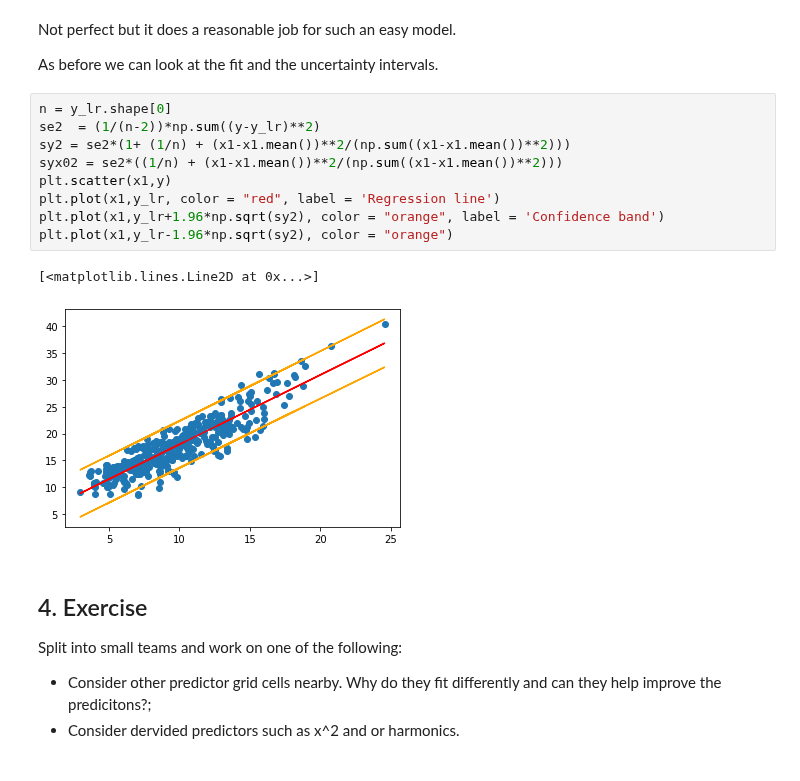
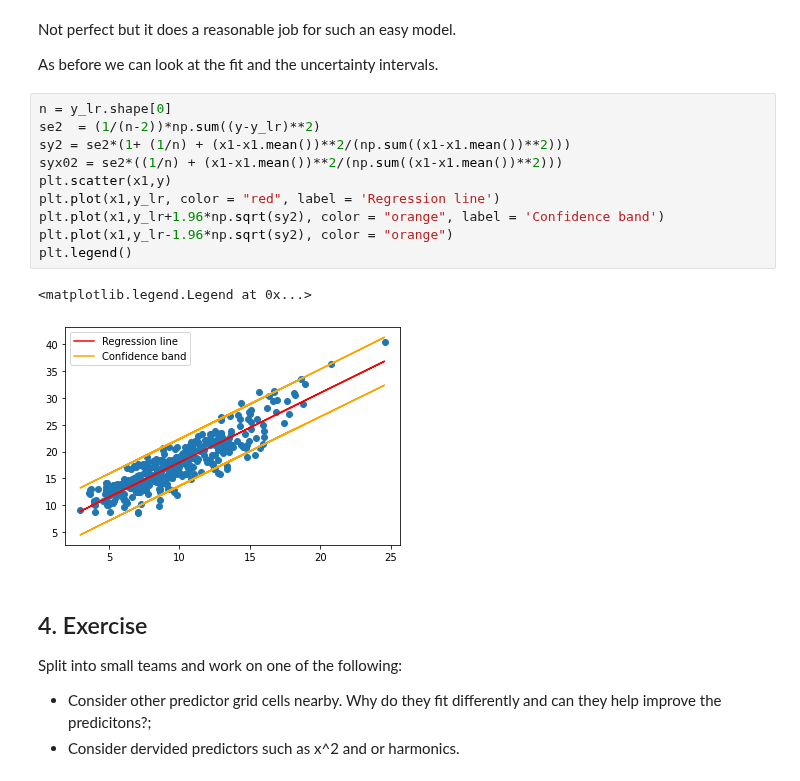
Before and after one commit to jbisits/MATH5271, a Jupyter notebook: Lab 5/MATH5271_Lab_5_Statistical_Forecasting.ipynb, the cells around one changed output. Saved outputs shown, nothing was run; the diff lists cells and outputs as text.

```diff
--- a/Lab 5/MATH5271_Lab_5_Statistical_Forecasting.ipynb
+++ b/Lab 5/MATH5271_Lab_5_Statistical_Forecasting.ipynb
@@ -314,15 +314,16 @@ As before we can look at the fit and the uncertainty intervals.
 # %%
 n = y_lr.shape[0]
 se2  = (1/(n-2))*np.sum((y-y_lr)**2)
 sy2 = se2*(1+ (1/n) + (x1-x1.mean())**2/(np.sum((x1-x1.mean())**2)))
 syx02 = se2*((1/n) + (x1-x1.mean())**2/(np.sum((x1-x1.mean())**2)))
 plt.scatter(x1,y)
 plt.plot(x1,y_lr, color = "red", label = 'Regression line')
 plt.plot(x1,y_lr+1.96*np.sqrt(sy2), color = "orange", label = 'Confidence band')
 plt.plot(x1,y_lr-1.96*np.sqrt(sy2), color = "orange")
+plt.legend()
 # %% [output]
-[<matplotlib.lines.Line2D at 0x...>]
+<matplotlib.legend.Legend at 0x...>
-[figure, old version]
+[figure, new version]
 # %% [markdown]
 ## 4. Exercise
 
```
Also changed, not shown: 5 other files.
